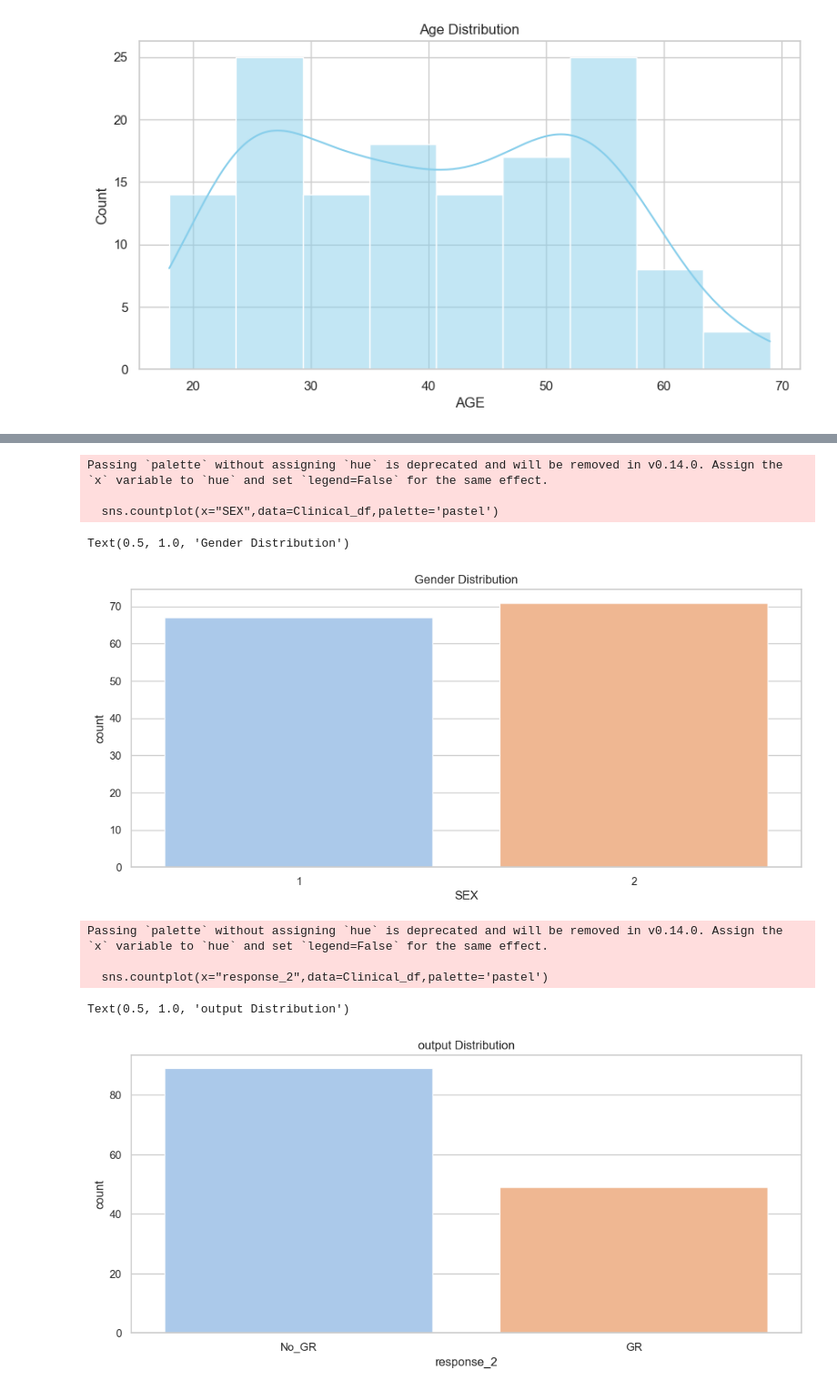
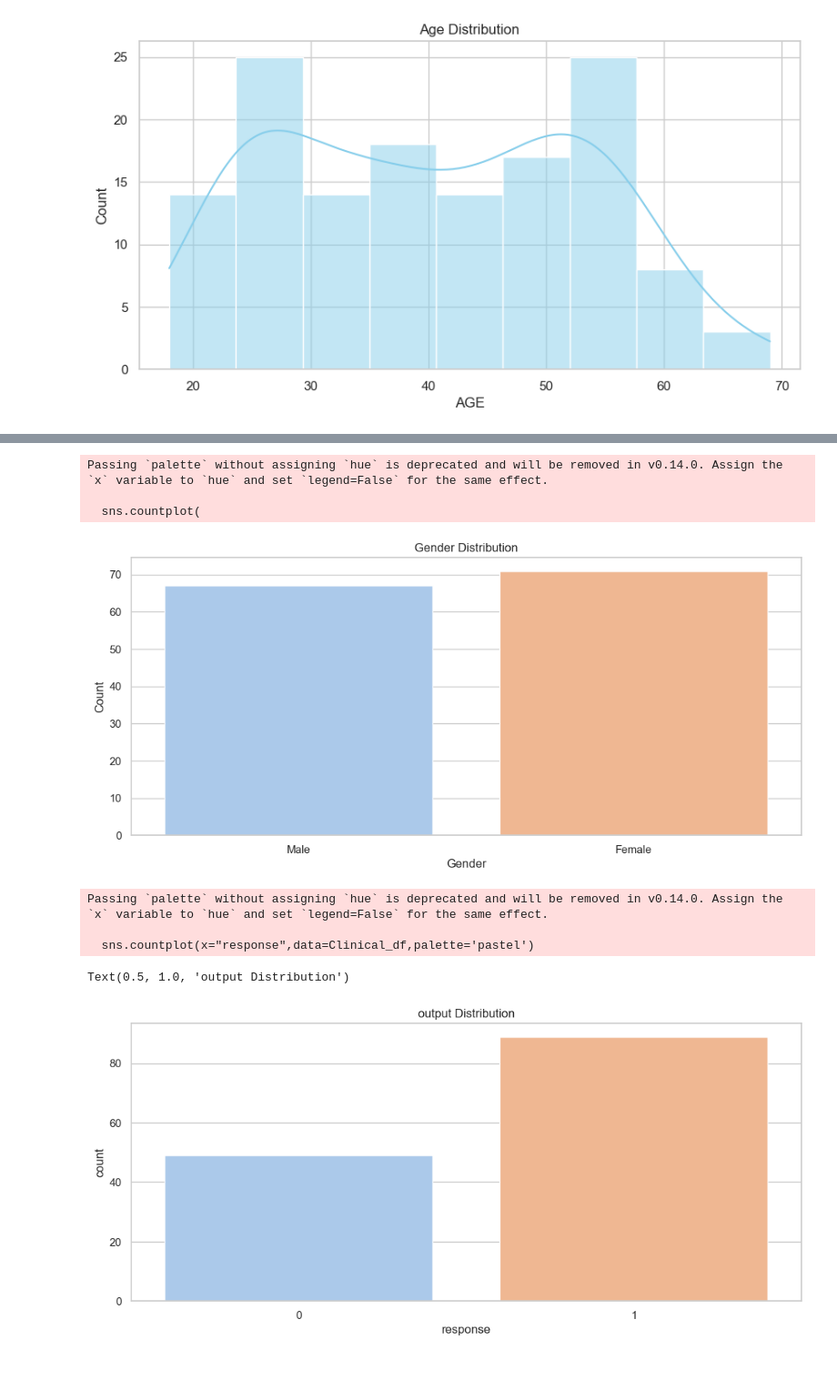
Before and after one commit to neurospin-projects/2026_ychaoub_rlink_predict_response_clinic, a Jupyter notebook: 03_Analysis_visualization.ipynb, the cells around one changed output, grey strips where cells are left out. Shown at 91% size. Drawn from its saved outputs; the diff is of its cells as text; code cells hidden in the pictures.

```diff
--- a/03_Analysis_visualization.ipynb
+++ b/03_Analysis_visualization.ipynb
@@ -49,8 +50,23 @@ plt.title('Age Distribution')
 Text(0.5, 1.0, 'Age Distribution')
 [figure]
 # %%
+Clinical_df['response_label'] = Clinical_df['response'].map({
+    0: 'GR',
+    1: 'No_GR'
+})
 
 plt.figure(figsize=(12,5))
-sns.histplot(data=Clinical_df,x="AGE", hue="response_2",kde=True,element="step", palette="Set1")
-plt.title('AGE Distribution by response')
+sns.histplot(
+    data=Clinical_df,
+    x="AGE",
+    hue="response_label",
+    kde=True,
+    element="step",
+    palette={"GR":"red", "No_GR":"blue"}
+)
+
+plt.title("AGE Distribution by Response")
+plt.savefig('Distribution de AGE en fct de Response')
+
+plt.show()
 # %% [output]
@@ -68,25 +102,42 @@ Text(0.5, 1.0, 'BMI Distribution by response')
 # %%
-#Variable SEX
+# Map SEX values to labels
+Clinical_df['SEX_label'] = Clinical_df['SEX'].map({
+    1: 'Male',
+    2: 'Female',
+    3: 'Other'
+})
 
+# Gender distribution plot
 plt.figure(figsize=(12,5))
-sns.countplot(x="SEX",data=Clinical_df,palette='pastel')
+
+sns.countplot(
+    x="SEX_label",
+    data=Clinical_df,
+    palette='pastel'
+)
+
 plt.title('Gender Distribution')
+plt.xlabel('Gender')
+plt.ylabel('Count')
+
+plt.savefig('Gender_Distribution.png', dpi=300, bbox_inches='tight')
+
+plt.show()
 # %% [output]
 Passing `palette` without assigning `hue` is deprecated and will be removed in v0.14.0. Assign the `x` variable to `hue` and set `legend=False` for the same effect.
 
-  sns.countplot(x="SEX",data=Clinical_df,palette='pastel')
+  sns.countplot(
-Text(0.5, 1.0, 'Gender Distribution')
-[figure, old version]
+[figure, new version]
 # %%
 #Variable OUTPUT
 
 plt.figure(figsize=(12,5))
-sns.countplot(x="response_2",data=Clinical_df,palette='pastel')
+sns.countplot(x="response",data=Clinical_df,palette='pastel')
 plt.title('output Distribution')
 # %% [output]
 Passing `palette` without assigning `hue` is deprecated and will be removed in v0.14.0. Assign the `x` variable to `hue` and set `legend=False` for the same effect.
 
-  sns.countplot(x="response_2",data=Clinical_df,palette='pastel')
+  sns.countplot(x="response",data=Clinical_df,palette='pastel')
 Text(0.5, 1.0, 'output Distribution')
-[figure, old version]
+[figure, new version]
 # %%
```
Also changed, not shown: parts of 11 cells of this notebook.
